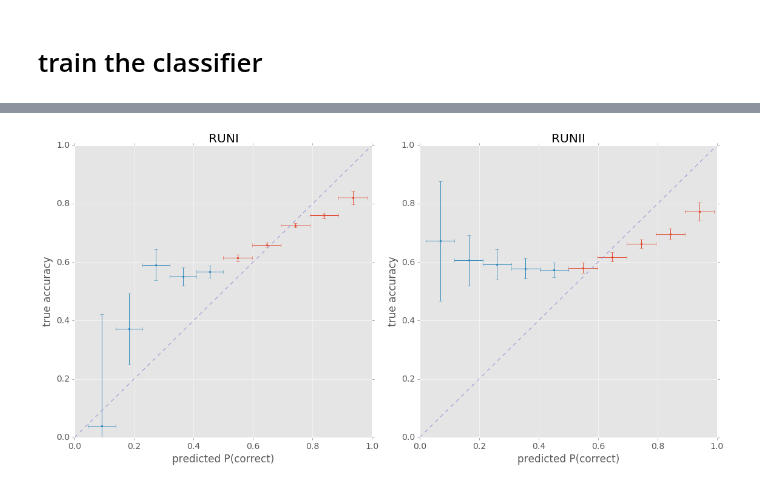
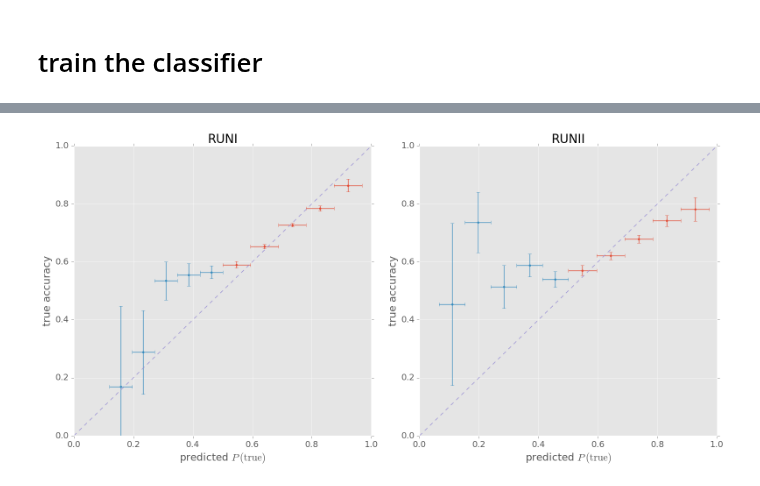
Before and after one commit to bixel/fttrainer, a Jupyter notebook: muon-training.ipynb, the cells around one changed output, grey strips where cells are left out. Drawn from its saved outputs; the diff is of its cells as text; code cells hidden in the pictures.

```diff
--- a/muon-training.ipynb
+++ b/muon-training.ipynb
@@ -32,7 +34,7 @@ from scripts.calibration import PolynomialLogisticRegression
 %matplotlib inline
 plt.style.use('ggplot')
 plt.rcParams['figure.figsize'] = (12, 7)
-plt.rcParams['font.size'] = 14
+plt.rcParams['font.size'] = 12
 # %% [markdown]
 # read and prepare dataset
 # %%
@@ -190,3 +193,16 @@ RUNII:  ε:      7.52+/-0.05% (before 281845, after 21189)
         ⍵:      36.4+/-0.4%
         D2:     7.4+/-0.5%
         ε_eff:  0.559+/-0.034%
+# %%
+data = datasets['RUNI']['max_pt_data']
+Nb = ufloat(1084717, np.sqrt(1084717))
+Na = ufloat(60021, np.sqrt(60021))
+eff = Na / Nb
+Ncorrect = ufloat((data.SigYield_sw * data.target).sum(), np.sqrt(((data.SigYield_sw * data.target)**2).sum()))
+Nwrong = ufloat((data.SigYield_sw * ~data.target).sum(), np.sqrt(((data.SigYield_sw * ~data.target)**2).sum()))
+Nuntagged = Nb - Na
+print(eff * 100)
+print(Ncorrect)
+print(Nwrong)
+print(Nuntagged)
+print(((Ncorrect - Nwrong) / (Ncorrect + Nwrong))**2 * eff * 100)
@@ -197,14 +244,14 @@ for key, d in datasets.items():
     df = d['max_pt_data']
     train_data, _data = train_test_split(df, train_size=0.333, random_state=1)
     test_data, calib_data = train_test_split(_data, train_size=0.5, random_state=1)
-    model = XGBClassifier(max_depth=5, n_estimators=400, nthread=24)
+    model = XGBClassifier(max_depth=4, n_estimators=300, nthread=24)
 #     model = GradientBoostingClassifier()
 #     model = RandomForestClassifier(n_estimators=100, n_jobs=24)
     model.fit(train_data[classic_MVA_features], train_data.target)
-    model_weighted = XGBClassifier(max_depth=2, n_estimators=300, nthread=24)
-    model_weighted.fit(train_data[classic_MVA_features][train_data.SigYield_sw > 0],
-                       train_data.target[train_data.SigYield_sw > 0],
-                       sample_weight=train_data.SigYield_sw[train_data.SigYield_sw > 0])
+    model_weighted = XGBClassifier(max_depth=4, learning_rate=0.01, n_estimators=500, nthread=12)
+    model_weighted.fit(train_data[classic_MVA_features][train_data.SigYield_sw > -10],
+                       train_data.target[train_data.SigYield_sw > -10],
+                       sample_weight=train_data.SigYield_sw[train_data.SigYield_sw > -10])
     datasets[key]['model'] = model
     datasets[key]['model_weighted'] = model_weighted
     for subset_name in ['train_data', 'test_data', 'calib_data']:
@@ -242,0 +290,14 @@ RUNII   train_data      auc     97.19%  71.23%
+# %%
+plt.figure(figsize=(8, 8))
+for (key, d), style in zip(datasets.items(), ['--', '-.']):
+    for subset_name in ['test_data']:
+        probas = d[subset_name].probas_weighted
+        fpr, tpr, _ = roc_curve(d[subset_name].target, probas, sample_weight=d[subset_name].SigYield_sw)
+        plt.plot(fpr, tpr, label=key)
+plt.plot([0, 1], '--', label='random')
+plt.tight_layout()
+plt.xlim(-0.05, 1.05)
+plt.ylim(0, 1.05)
+plt.legend(loc='best')
+plt.savefig('./build/muon-xgb-roc.pdf')
+plt.show()
@@ -273,30 +336,31 @@ def proba_bins(x, y_true, errs=True, bins=10, range=None, sample_weight=None, au
 # %%
 _, axes = plt.subplots(1, 2, figsize=(16, 8))
 bins = np.unique(np.concatenate([np.arange(0, 0.3, 0.15),
                                  np.arange(0.3, 0.4, 0.1),
                                  np.arange(0.4, 0.9, 0.05),
                                  [1]]))
 for (key, d), ax in zip(datasets.items(), axes):
     plt.axes(ax)
     test_data = d['test_data']
     x = test_data.probas
     y = test_data.target
     plt.errorbar(*proba_bins(x[test_data.prediction], y[test_data.prediction],
                              sample_weight=test_data.SigYield_sw[test_data.prediction],
                              auto_fill=True, bins=5), fmt='.')
     plt.errorbar(*proba_bins(x[~test_data.prediction], y[~test_data.prediction],
                              sample_weight=test_data.SigYield_sw[~test_data.prediction],
                              auto_fill=True, bins=5), fmt='.')
     plt.plot([0, 1], '--')
     plt.xlim(0, 1)
     plt.ylim(0, 1)
-    plt.xlabel('predicted P(correct)')
+    plt.xlabel(r'predicted $P\,(\mathrm{true})$')
     plt.ylabel('true accuracy')
     plt.title(key)
+plt.savefig('./build/classic-raw-bdt.pdf')
 plt.tight_layout()
 plt.show()
 # %% [output]
-[figure, old version]
+[figure, new version]
 # %%
 for key, d in datasets.items():
     calib_data = d['calib_data']
```
Also changed, not shown: parts of 21 cells of this notebook, 2 other files.
